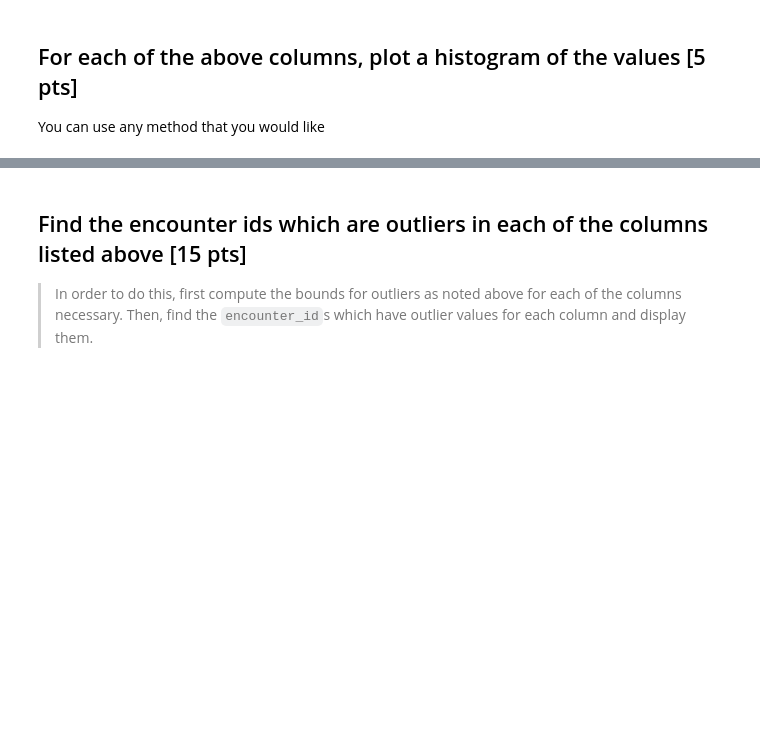
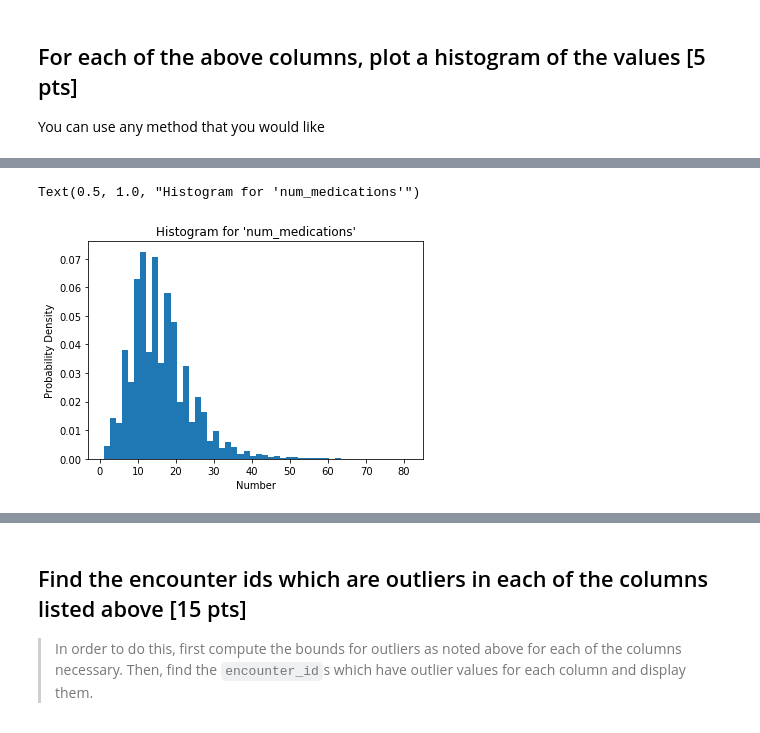
Before and after one commit to etl6/BME-HW-Data-Viz-and-Hypothesis-Testing, a Jupyter notebook: HW3 - EDA and Visualization.ipynb, the cells around one changed output, grey strips where cells are left out. Saved outputs shown, nothing was run; the diff lists cells and outputs as text; code cells hidden in the pictures; blank space fills up the shorter version.

```diff
--- a/HW3 - EDA and Visualization.ipynb
+++ b/HW3 - EDA and Visualization.ipynb
@@ -38,0 +57,9 @@ You can use any method that you would like
+# %%
+fig3,ax3=plt.subplots()
+n3,bins3,patches3=ax3.hist(diabetes_df['num_medications'],50,density=1)
+ax3.set_xlabel('Number')
+ax3.set_ylabel('Probability Density')
+ax3.set_title(r"Histogram for 'num_medications'")
+# %% [output]
+Text(0.5, 1.0, "Histogram for 'num_medications'")
+[figure, added]
```
Also changed, not shown: parts of 13 cells of this notebook, 2 other files.
